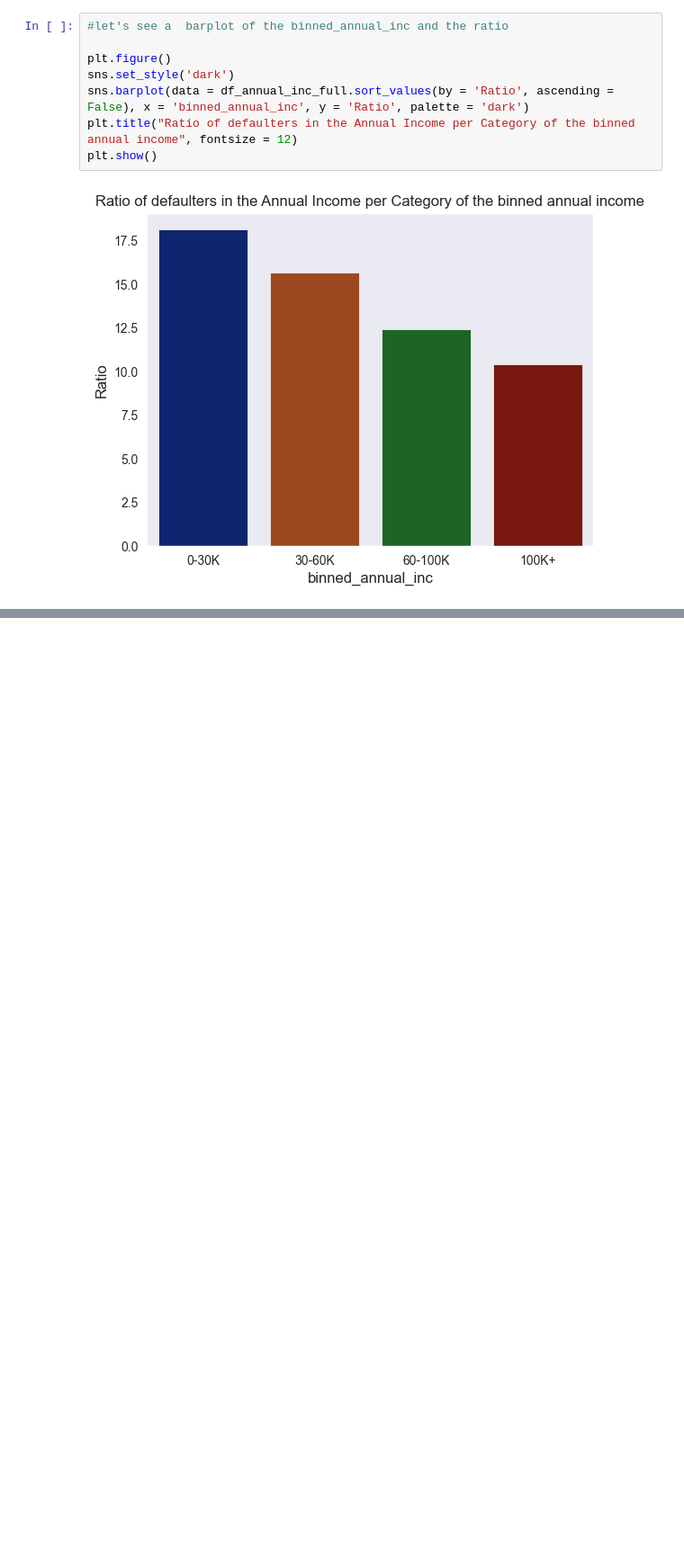
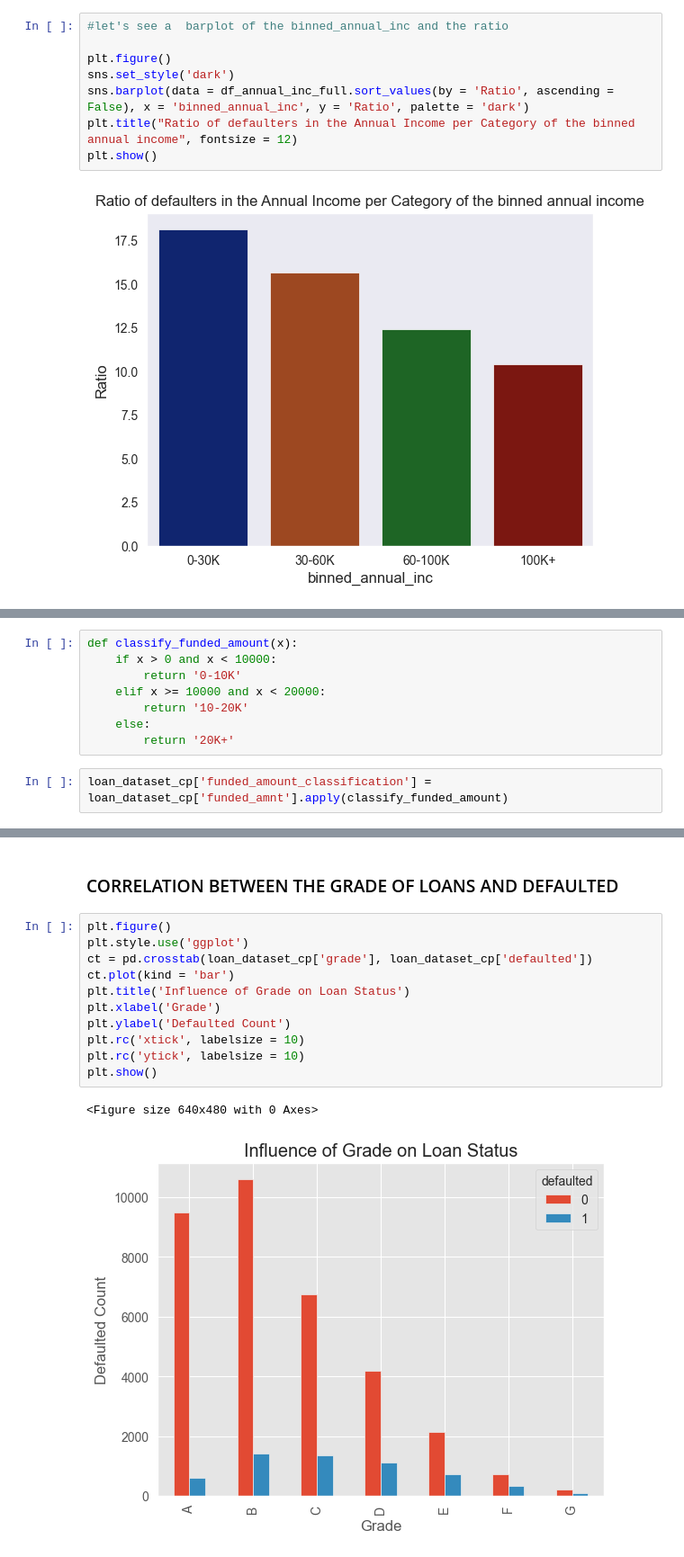
Before and after one commit to richwej/eda_projects, a Jupyter notebook: EDA - Lending Club.ipynb, the cells around one changed output, grey strips where cells are left out. Shown at 90% size. Saved outputs shown, nothing was run; the diff lists cells and outputs as text; blank space fills up the shorter version.

```diff
--- a/EDA - Lending Club.ipynb
+++ b/EDA - Lending Club.ipynb
@@ -932,0 +936,10 @@ plt.show()
+# %%
+def classify_funded_amount(x):
+    if x > 0 and x < 10000:
+        return '0-10K'
+    elif x >= 10000 and x < 20000:
+        return '10-20K'
+    else:
+        return '20K+'
+# %%
+loan_dataset_cp['funded_amount_classification'] = loan_dataset_cp['funded_amnt'].apply(classify_funded_amount)
@@ -932,0 +1075,16 @@ plt.show()
+# %% [markdown]
+### CORRELATION BETWEEN THE GRADE OF LOANS AND DEFAULTED
+# %%
+plt.figure()
+plt.style.use('ggplot')
+ct = pd.crosstab(loan_dataset_cp['grade'], loan_dataset_cp['defaulted'])
+ct.plot(kind = 'bar')
+plt.title('Influence of Grade on Loan Status')
+plt.xlabel('Grade')
+plt.ylabel('Defaulted Count')
+plt.rc('xtick', labelsize = 10)
+plt.rc('ytick', labelsize = 10)
+plt.show()
+# %% [output]
+<Figure size 640x480 with 0 Axes>
+[figure, added]
```
Also changed, not shown: parts of 31 cells of this notebook.
